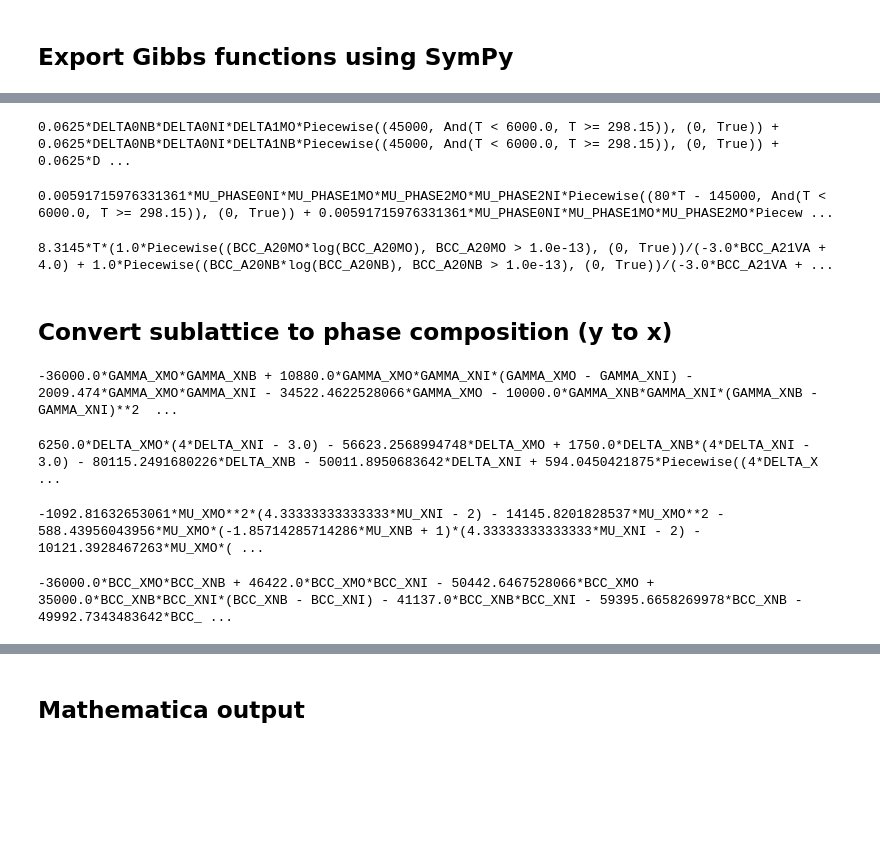
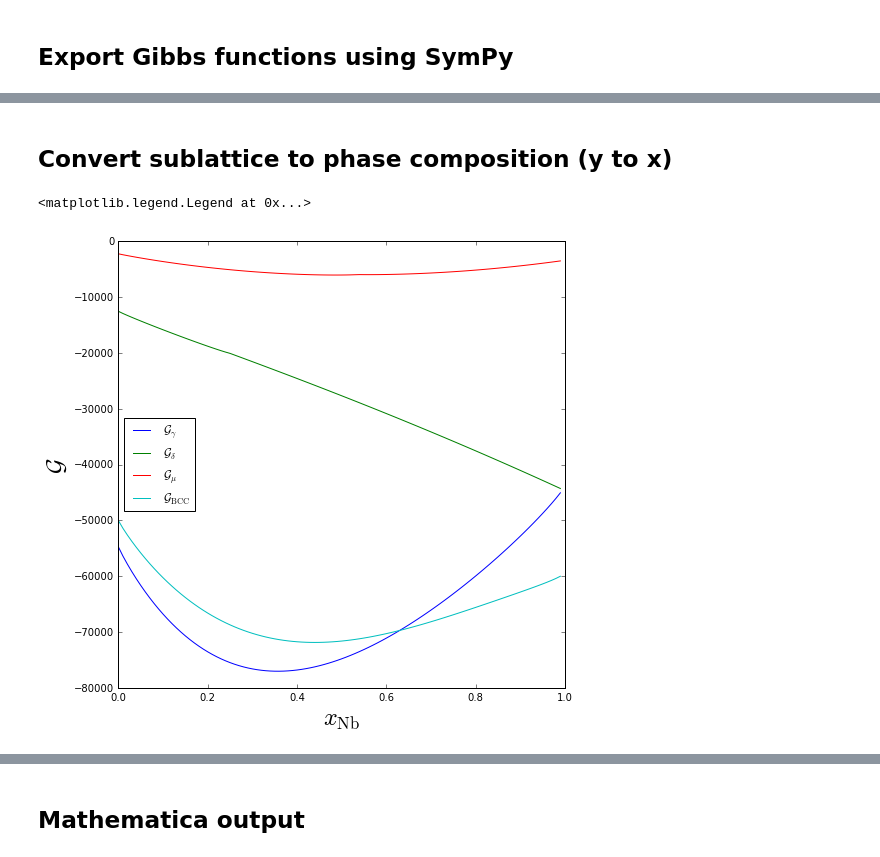
Before and after one commit to usnistgov/phasefield-precipitate-aging, a Jupyter notebook: CALPHAD_extraction.ipynb, the cells around one changed output, grey strips where cells are left out. Saved outputs shown, nothing was run; the diff lists cells and outputs as text; code cells hidden in the pictures; blank space fills up the shorter version.

```diff
--- a/CALPHAD_extraction.ipynb
+++ b/CALPHAD_extraction.ipynb
@@ -28,7 +28,7 @@ temp = 870.0 + 273.15 # 1143 Kelvin
 # %%
 #tdb = Database('mc_ni_v2.033.tdb')
 #tdb = Database('monbni-simple.tdb')
-tdb = Database('Thermotech_Mo-Nb-Ni_FCC-delta-mu-BCC.tdb')
-#tdb = Database('Thermotech_Mo-Nb-Ni_FCC-delta-mu-BCC_simple.tdb')
+#tdb = Database('Thermotech_Mo-Nb-Ni_FCC-delta-mu-BCC.tdb')
+tdb = Database('Thermotech_Mo-Nb-Ni_FCC-delta-mu-BCC_simple.tdb')
 # %%
 phases = ['FCC_A1', 'DELTA', 'MU_PHASE', 'BCC_A2', 'LIQUID']
@@ -48,25 +45,16 @@ c_delta = list(set([i for c in tdb.phases['DELTA'].constituents for i in c]))
 m_delta = Model(tdb, c_delta, 'DELTA')
 s_delta = 4 # sites in formula unit
 g_delta = parse_expr(str(m_delta.ast)) / s_delta
-print g_delta
-# %% [output]
-0.0625*DELTA0NB*DELTA0NI*DELTA1MO*Piecewise((45000, And(T < 6000.0, T >= 298.15)), (0, True)) + 0.0625*DELTA0NB*DELTA0NI*DELTA1NB*Piecewise((45000, And(T < 6000.0, T >= 298.15)), (0, True)) + 0.0625*D ...
 # %%
 c_mu = list(set([i for c in tdb.phases['MU_PHASE'].constituents for i in c]))
 m_mu = Model(tdb, c_mu, 'MU_PHASE')
 s_mu = 13 # sites in formula unit
 g_mu = parse_expr(str(m_mu.ast)) / s_mu
-print g_mu
-# %% [output]
-0.00591715976331361*MU_PHASE0NI*MU_PHASE1MO*MU_PHASE2MO*MU_PHASE2NI*Piecewise((80*T - 145000, And(T < 6000.0, T >= 298.15)), (0, True)) + 0.00591715976331361*MU_PHASE0NI*MU_PHASE1MO*MU_PHASE2MO*Piecew ...
 # %%
 c_bcc = list(set([i for c in tdb.phases['BCC_A2'].constituents for i in c]))
 m_bcc = Model(tdb, c_bcc, 'BCC_A2')
 s_bcc = 1 # sites in formula unit
 g_bcc = parse_expr(str(m_bcc.ast)) / s_bcc
-print g_bcc
-# %% [output]
-8.3145*T*(1.0*Piecewise((BCC_A20MO*log(BCC_A20MO), BCC_A20MO > 1.0e-13), (0, True))/(-3.0*BCC_A21VA + 4.0) + 1.0*Piecewise((BCC_A20NB*log(BCC_A20NB), BCC_A20NB > 1.0e-13), (0, True))/(-3.0*BCC_A21VA + ...
 # %% [markdown]
 ## Convert sublattice to phase composition (y to x)
 # %%
@@ -84,41 +72,48 @@ MU_XMO, MU_XNB, MU_XNI = symbols('MU_XMO MU_XNB MU_XNI')
 BCC_XMO, BCC_XNB, BCC_XNI = symbols('BCC_XMO BCC_XNB BCC_XNI')
 
 # Numerically efficient sublattice expressions
-GYg = lambdify([FCC_A10MO, FCC_A10NB, FCC_A10NI, FCC_A11VA, T], g_gamma, modules='numpy')
-GYd = lambdify([DELTA0NI, DELTA0NB, DELTA1MO, DELTA1NB, DELTA1NI, T], g_delta, modules='numpy')
+#GYg = lambdify([FCC_A10MO, FCC_A10NB, FCC_A10NI, FCC_A11VA, T], g_gamma, modules='numpy')
+#GYd = lambdify([DELTA0NI, DELTA0NB, DELTA1MO, DELTA1NB, DELTA1NI, T], g_delta, modules='numpy')
+#GYu = lambdify([MU_PHASE0NI, MU_PHASE1MO, MU_PHASE1NB, MU_PHASE2MO, MU_PHASE2NB, MU_PHASE2NI, T], g_mu, modules='numpy')
+#GYb = lambdify([BCC_A20MO, BCC_A20NB, BCC_A20NI, BCC_A21VA, T], g_bcc, modules='numpy')
+GYg = lambdify([FCC_A10MO, FCC_A10NB, FCC_A10NI, T], g_gamma, modules='numpy')
+GYd = lambdify([DELTA0NI, DELTA1MO, DELTA1NB, DELTA1NI, T], g_delta, modules='numpy')
 GYu = lambdify([MU_PHASE0NI, MU_PHASE1MO, MU_PHASE1NB, MU_PHASE2MO, MU_PHASE2NB, MU_PHASE2NI, T], g_mu, modules='numpy')
-GYb = lambdify([BCC_A20MO, BCC_A20NB, BCC_A20NI, BCC_A21VA, T], g_bcc, modules='numpy')
+GYb = lambdify([BCC_A20MO, BCC_A20NB, BCC_A20NI, T], g_bcc, modules='numpy')
 # %%
-# plot Gibbs energy curves for fixed x_Mo = 2%
-# Numerically efficient Gibbs energies
+# plot Gibbs energy curves for fixed x_Mo = 0.2%
+# using sublattice expressions
 GX = []
 GY = []
 DX = []
 DY = []
 UX = []
 UY = []
 BX = []
 BY = []
 
 for xnb in np.linspace(epsilon,1,101):
-    xmo = 0.02
+    xmo = 0.002
     xni = 1-xmo-xnb
     #print "(%4.2f, %4.2f,%5.2f)"%(xmo,xnb,xni)
     if xni>0:
         UX.append(xnb)
-        GY.append(GYg(xmo, xnb, xni, 1, temp))
-        DY.append(GYd(1, 0, 4*xmo, 4*xnb, 4*(xni-quarter),temp))
+        GY.append(GYg(xmo, xnb, xni, temp))
+        DY.append(GYd(1, 4*xmo, 4*xnb, 4*(xni-quarter),temp))
         UY.append(GYu(1, 1-seventh*xnb, seventh*xnb, 3-seventh*xnb-third*xni, seventh*xnb, third*xni-2,temp))
-        BY.append(GYb(xmo,xnb,xni,1,temp))
+        BY.append(GYb(xmo, xnb, xni, temp))
 
 plt.figure(figsize=(8, 8))
 plt.xlabel(r'$x_\mathrm{Nb}$', fontsize=24)
 plt.ylabel(r'$\mathcal{G}$', fontsize=24)
 plt.plot(UX, GY, label=r'$\mathcal{G}_\gamma$')
 plt.plot(UX, DY, label=r'$\mathcal{G}_\delta$')
 plt.plot(UX, UY, label=r'$\mathcal{G}_\mu$')
 plt.plot(UX, BY, label=r'$\mathcal{G}_\mathrm{BCC}$')
 plt.legend(loc='best')
+# %% [output]
+<matplotlib.legend.Legend at 0x...>
+[figure, added]
 # %%
 # Make substitutions
 
@@ -153,17 +148 @@ g_bcc = g_bcc.subs({BCC_A20MO: BCC_XMO,
-# %%
-print g_gamma
-# %% [output]
--36000.0*GAMMA_XMO*GAMMA_XNB + 10880.0*GAMMA_XMO*GAMMA_XNI*(GAMMA_XMO - GAMMA_XNI) - 2009.474*GAMMA_XMO*GAMMA_XNI - 34522.4622528066*GAMMA_XMO - 10000.0*GAMMA_XNB*GAMMA_XNI*(GAMMA_XNB - GAMMA_XNI)**2  ...
-# %%
-print g_delta
-# %% [output]
-6250.0*DELTA_XMO*(4*DELTA_XNI - 3.0) - 56623.2568994748*DELTA_XMO + 1750.0*DELTA_XNB*(4*DELTA_XNI - 3.0) - 80115.2491680226*DELTA_XNB - 50011.8950683642*DELTA_XNI + 594.0450421875*Piecewise((4*DELTA_X ...
-# %%
-print g_mu
-# %% [output]
--1092.81632653061*MU_XMO**2*(4.33333333333333*MU_XNI - 2) - 14145.8201828537*MU_XMO**2 - 588.43956043956*MU_XMO*(-1.85714285714286*MU_XNB + 1)*(4.33333333333333*MU_XNI - 2) - 10121.3928467263*MU_XMO*( ...
-# %%
-print g_bcc
-# %% [output]
--36000.0*BCC_XMO*BCC_XNB + 46422.0*BCC_XMO*BCC_XNI - 50442.6467528066*BCC_XMO + 35000.0*BCC_XNB*BCC_XNI*(BCC_XNB - BCC_XNI) - 41137.0*BCC_XNB*BCC_XNI - 59395.6658269978*BCC_XNB - 49992.7343483642*BCC_ ...
 # %%
```
Also changed, not shown: parts of 6 cells of this notebook.
